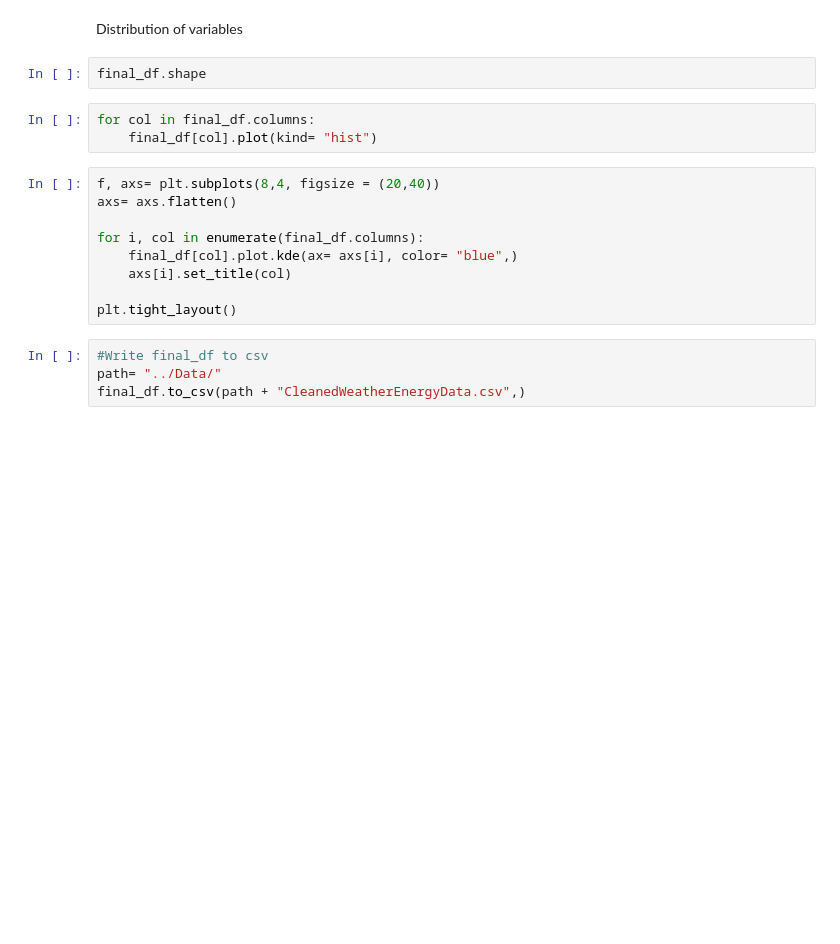
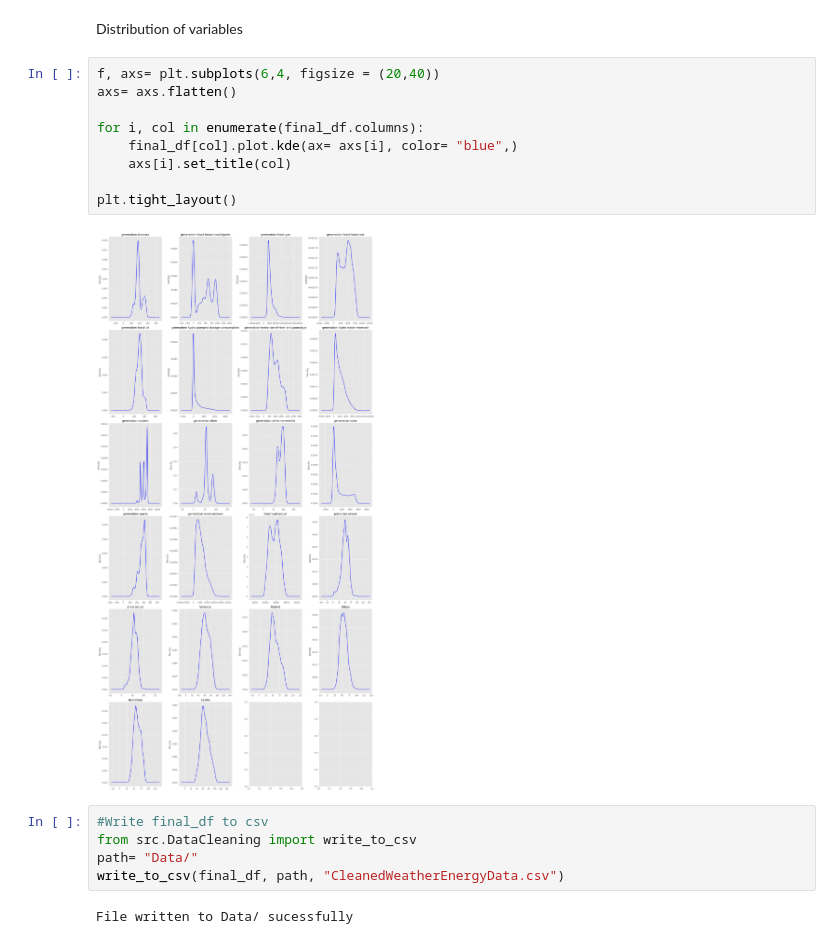
Before and after one commit to KishenSharma6/EnergyPricePredictor, a Jupyter notebook: Notebooks/EDA/EnergyDataEDA.ipynb, the cells around one changed output. Drawn from its saved outputs; the diff is of its cells as text; blank space fills up the shorter version.

```diff
--- a/Notebooks/EDA/EnergyDataEDA.ipynb
+++ b/Notebooks/EDA/EnergyDataEDA.ipynb
@@ -186,20 +255,20 @@ corrMatrix["price actual"].sort_values()[:-2].plot(kind= "barh");
 # %% [markdown]
 Distribution of variables
-# %%
-final_df.shape
-# %%
-for col in final_df.columns:
-    final_df[col].plot(kind= "hist")
 # %%
-f, axs= plt.subplots(8,4, figsize = (20,40))
+f, axs= plt.subplots(6,4, figsize = (20,40))
 axs= axs.flatten()
 
 for i, col in enumerate(final_df.columns):
     final_df[col].plot.kde(ax= axs[i], color= "blue",)
     axs[i].set_title(col)
 
 plt.tight_layout()
+# %% [output]
+[figure, added]
 # %%
 #Write final_df to csv
-path= "../Data/"
-final_df.to_csv(path + "CleanedWeatherEnergyData.csv",)
+from src.DataCleaning import write_to_csv
+path= "Data/"
+write_to_csv(final_df, path, "CleanedWeatherEnergyData.csv")
+# %% [output]
+File written to Data/ sucessfully
```
Also changed, not shown: parts of 9 cells of this notebook.
